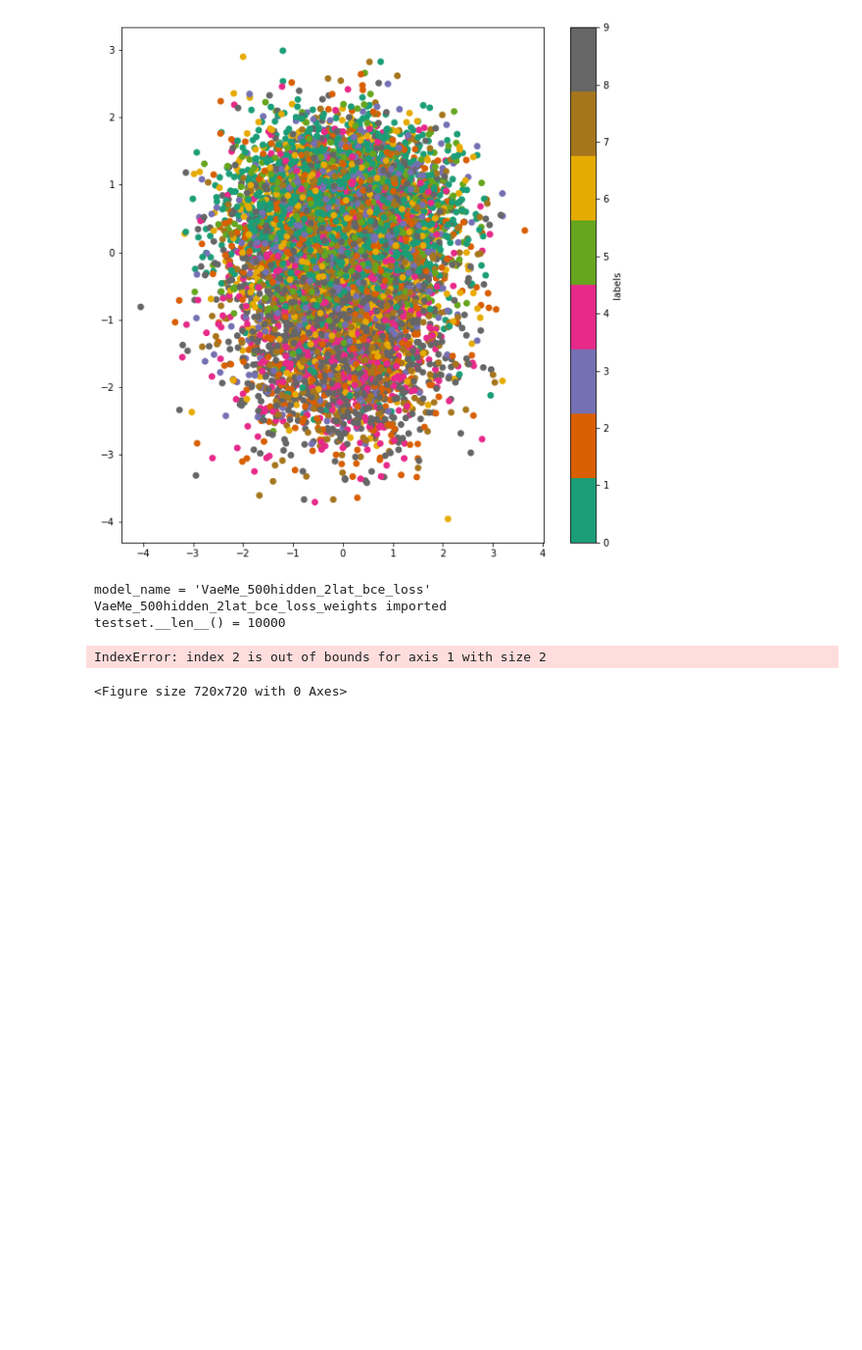
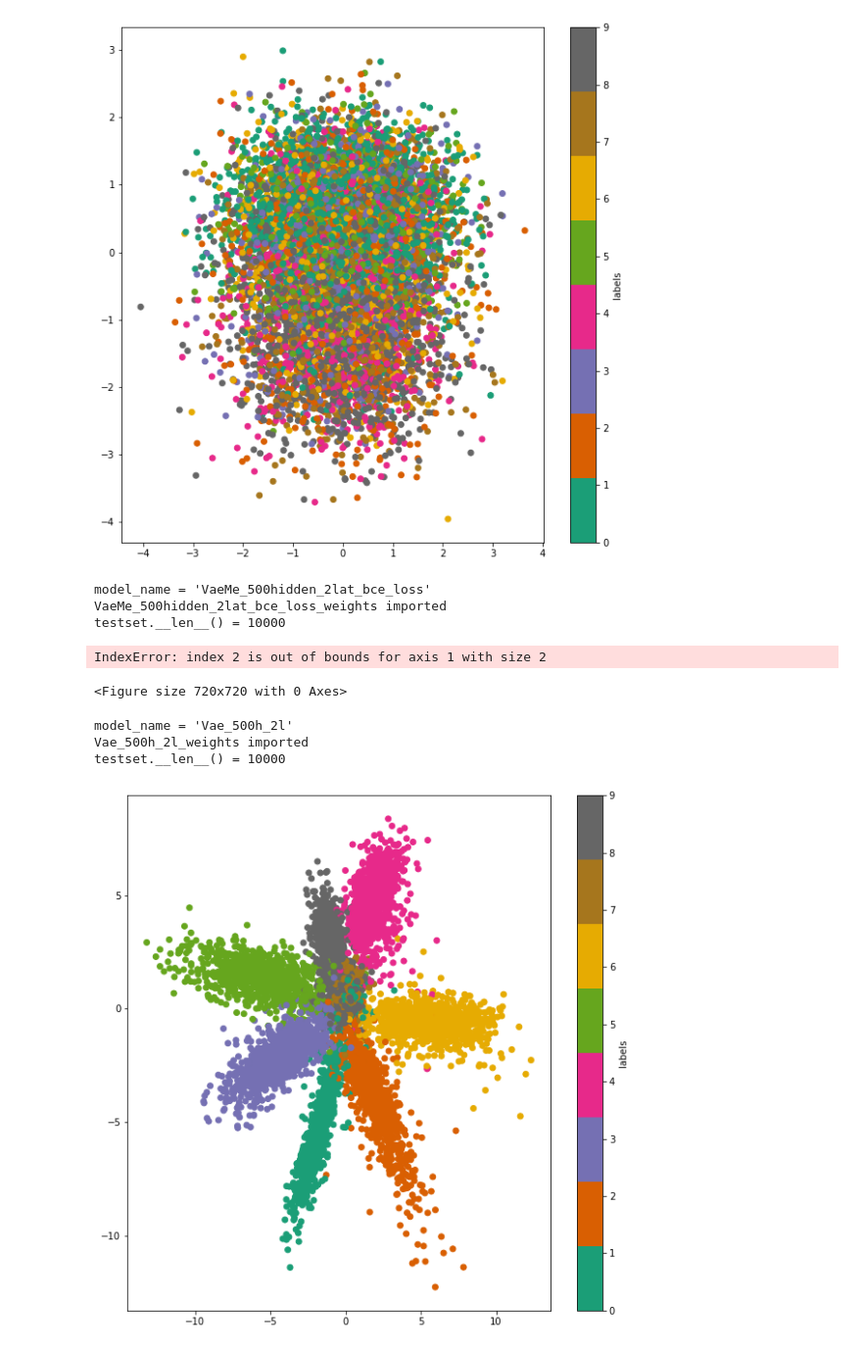
Before and after one commit to DominikOcsofszki/mlp, a Jupyter notebook: jp2.ipynb, the cells around one changed output. Shown at 98% size. Saved outputs shown, nothing was run; the diff lists cells and outputs as text; code cells hidden in the pictures; blank space fills up the shorter version.

Commit message:
vae with plotting impl

```diff
--- a/jp2.ipynb
+++ b/jp2.ipynb
@@ -126,3 +126,14 @@ VaeMe_500hidden_2lat_bce_loss_weights imported
 testset.__len__() = 10000
 IndexError: index 2 is out of bounds for axis 1 with size 2
 <Figure size 720x720 with 0 Axes>
+# %%
+import helper# model_loaded = model.VaeMe_500_hidden()
+import model
+helper.show_scatter_lattent(examples=10000,model_loaded=model.Vae_500h_2l())
+# helper.show_scatter_lattent_3D(examples=10000,model_loaded=model.VaeMe_500hidden_2lat_bce_loss())
+# helper.show_scatter_lattent_3D(examples=10000,model_loaded=model.VaeMe_500hidden_3lat())
+# %% [output]
+model_name = 'Vae_500h_2l'
+Vae_500h_2l_weights imported
+testset.__len__() = 10000
+[figure, added]
```
Also changed, not shown: parts of 7 cells of this notebook, 36 other files.
